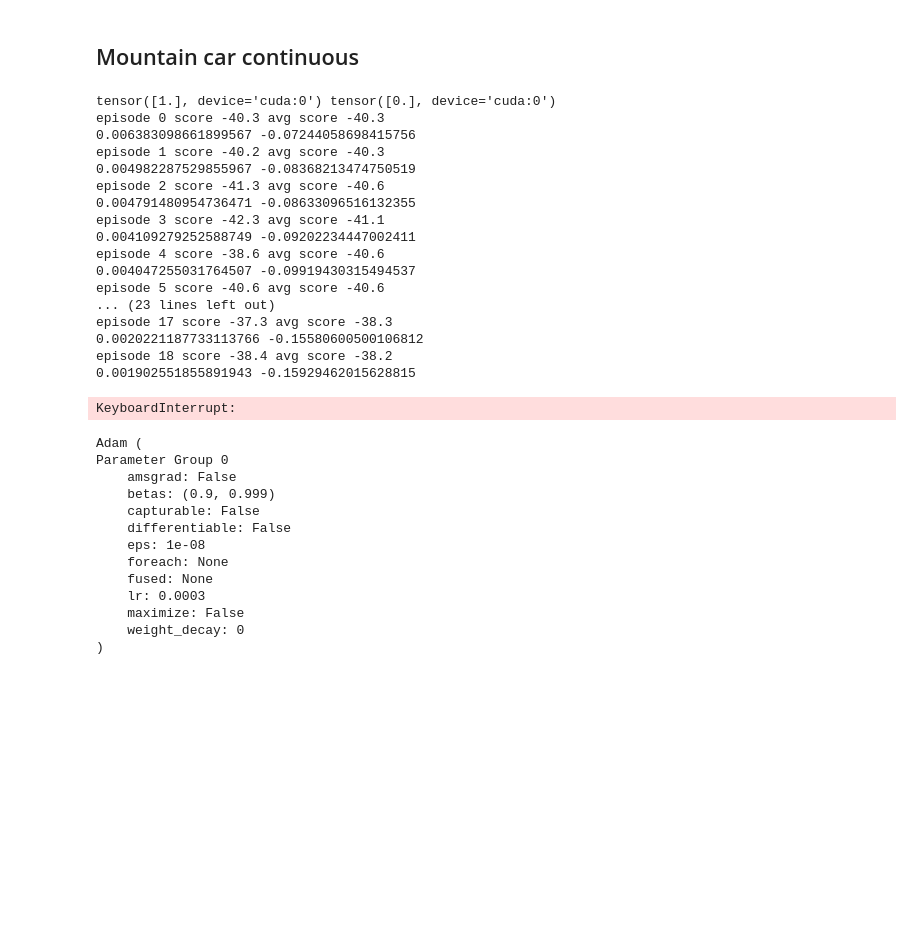
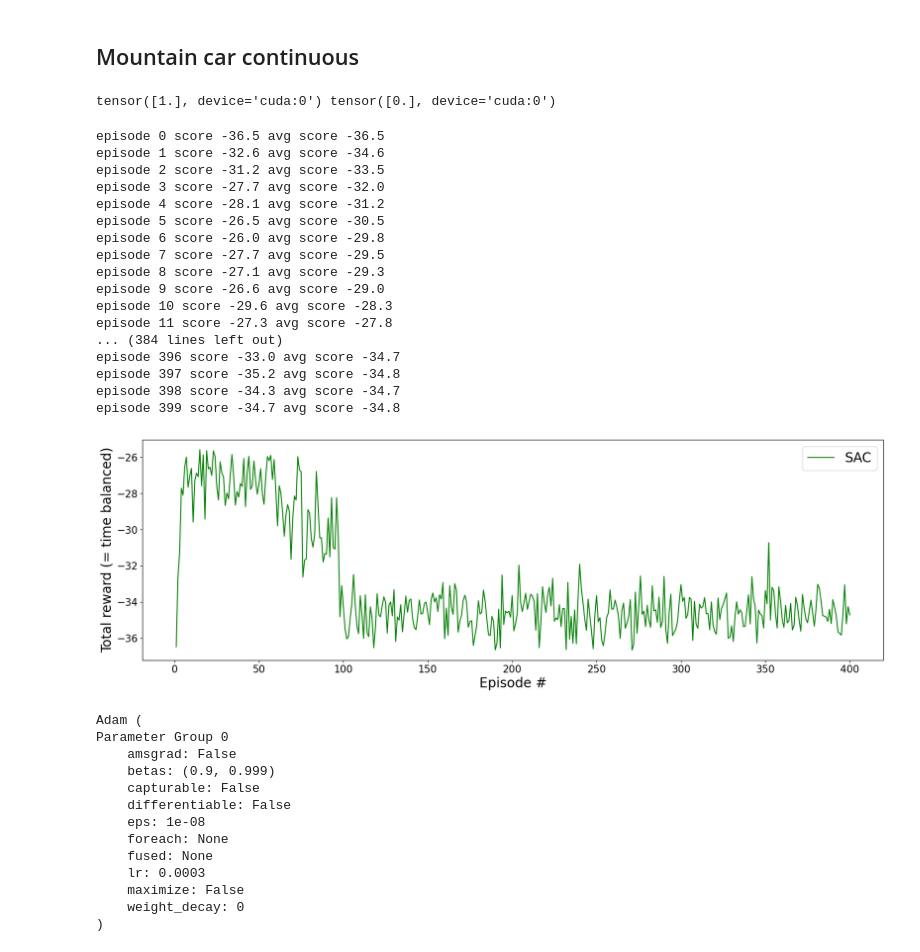
Before and after one commit to mischamez48/PRL_PPO-SAC_ImplPRL_PPO-SAC_Implementationementation, a Jupyter notebook: SAC_upgrade_Gaussian.ipynb, the cells around one changed output. Cells and saved outputs as stored; diff of their text form; code cells hidden in the pictures; blank space fills up the shorter version.

```diff
--- a/SAC_upgrade_Gaussian.ipynb
+++ b/SAC_upgrade_Gaussian.ipynb
@@ -453,14 +535,14 @@ class SAC:
 # %%
 env = gym.make('Pendulum-v1')
-reward_scale = 1  # Example scaling factor
-env = scale_reward(env, reward_scale)
-
+# reward_scale = 1  # Example scaling factor
+# env = scale_reward(env, reward_scale)
+env = ScalingActionWrapper(env, scaling_factors=env.action_space.high)
 s_dim = env.observation_space.shape[0]
 a_dim = env.action_space.shape[0]
 agent = SAC(s_dim, a_dim, env.action_space,  buffer_capacity=int(1e6), hidden_dim_actor = 64, hidden_dim_critic=64,
-            num_layer_actor=3, num_layer_critic=3, lr_act=1e-3, lr_crit=1e-3, alpha=0.1, tau=0.99, grad_steps=1, batch_size=64, device="cuda")
+            num_layer_actor=5, num_layer_critic=5, lr_act=1e-3, lr_crit=1e-3, alpha=0.2, tau=0.005, grad_steps=1, batch_size=128, device="cuda")
 
-score_history = train_SAC(agent, env, 200, training_interval=1, update_interval=1, print_num_episodes=1)
+score_history = train_SAC(agent, env, 200, training_interval=5, update_interval=1, print_num_episodes=1)
 plot_scores(score_history)
 # %% [output]
 tensor([2.], device='cuda:0') tensor([0.], device='cuda:0')
@@ -586,19 +992,22 @@ def train_SAC(agent, env, n_games, training_interval=1, update_interval=1, print
         state = env.reset()
         done = False
         score = 0
-        for _ in range(200):
-            if warmup<n_steps:
-                action = agent.choose_action(state, evaluate=True)
-            else :
-                action = env.action_space.sample()
+        # while True:
+        for _ in range(999):
+            # if warmup<n_steps:
+            action = agent.choose_action(state, evaluate=True)
+            # else :
+            #     action = env.action_space.sample()
 
-            next_state, reward, done, _ = env.step([action])
+            next_state, reward, done, _ = env.step(action)
             score += reward
-            agent.add_to_buffer(state, action, reward, next_state, done)
+            #print(next_state)
+
+            agent.replay_buffer.push(Transition(state, action, reward, next_state, done))
             state = next_state.squeeze()
             update_interval += 1
             n_steps += 1
-            if n_steps % training_interval == 0:
+            if n_steps % training_interval == 0 and agent.replay_buffer.ready_for(agent.batch_size):
                 critic_loss, actor_loss = agent.train(update_interval)
             if done:
                 break
@@ -607,7 +1016,7 @@ def train_SAC(agent, env, n_games, training_interval=1, update_interval=1, print
         avg_score = np.mean(score_history[-10:])
         if i%print_num_episodes == 0:
             print('episode', i, 'score %.1f' % score, 'avg score %.1f' % avg_score)
-            print(critic_loss, actor_loss)
+            #print(critic_loss, actor_loss)
 
     env.close()
 
@@ -617,32 +1026,33 @@ def train_SAC(agent, env, n_games, training_interval=1, update_interval=1, print
 # %%
 env = gym.make('MountainCarContinuous-v0')
 
 s_dim = env.observation_space.shape[0]
 a_dim = env.action_space.shape[0]
-agent = SAC(s_dim, a_dim, env.action_space, buffer_capacity=int(5e5), hidden_dim_actor = 64, hidden_dim_critic=64,
-            num_layer_actor=1, num_layer_critic=1, lr_act=3e-5, lr_crit=3e-5, alpha=0.1,gamma=1,tau=0.01, batch_size=512, grad_steps=1, device="cuda")
+agent = SAC(s_dim, a_dim, env.action_space, buffer_capacity=int(1e6), hidden_dim_actor = 64, hidden_dim_critic=64,
+            num_layer_actor=1, num_layer_critic=1, lr_act=1e-3, lr_crit=51e-3, alpha=0.1,gamma=0.99,tau=0.05, batch_size=128, grad_steps=1, device="cuda")
 
-score_history = train_SAC(agent, env, 200, training_interval=64, update_interval=128, print_num_episodes=1)
+score_history = train_SAC(agent, env, 400, training_interval=50, update_interval=1, print_num_episodes=1)
 plot_scores(score_history)
 # %% [output]
 tensor([1.], device='cuda:0') tensor([0.], device='cuda:0')
-episode 0 score -40.3 avg score -40.3
-0.006383098661899567 -0.07244058698415756
-episode 1 score -40.2 avg score -40.3
-0.004982287529855967 -0.08368213474750519
-episode 2 score -41.3 avg score -40.6
-0.004791480954736471 -0.08633096516132355
-episode 3 score -42.3 avg score -41.1
-0.004109279252588749 -0.09202234447002411
-episode 4 score -38.6 avg score -40.6
-0.004047255031764507 -0.09919430315494537
-episode 5 score -40.6 avg score -40.6
-... (23 lines left out)
-episode 17 score -37.3 avg score -38.3
-0.0020221187733113766 -0.15580600500106812
-episode 18 score -38.4 avg score -38.2
-0.001902551855891943 -0.15929462015628815
-KeyboardInterrupt:
+episode 0 score -36.5 avg score -36.5
+episode 1 score -32.6 avg score -34.6
+episode 2 score -31.2 avg score -33.5
+episode 3 score -27.7 avg score -32.0
+episode 4 score -28.1 avg score -31.2
+episode 5 score -26.5 avg score -30.5
+episode 6 score -26.0 avg score -29.8
+episode 7 score -27.7 avg score -29.5
+episode 8 score -27.1 avg score -29.3
+episode 9 score -26.6 avg score -29.0
+episode 10 score -29.6 avg score -28.3
+episode 11 score -27.3 avg score -27.8
+... (384 lines left out)
+episode 396 score -33.0 avg score -34.7
+episode 397 score -35.2 avg score -34.8
+episode 398 score -34.3 avg score -34.7
+episode 399 score -34.7 avg score -34.8
+[figure, added]
 # %%
 agent.actor_optimizer
 # %% [output]
```
Also changed, not shown: parts of 6 cells of this notebook, 12 other files.
